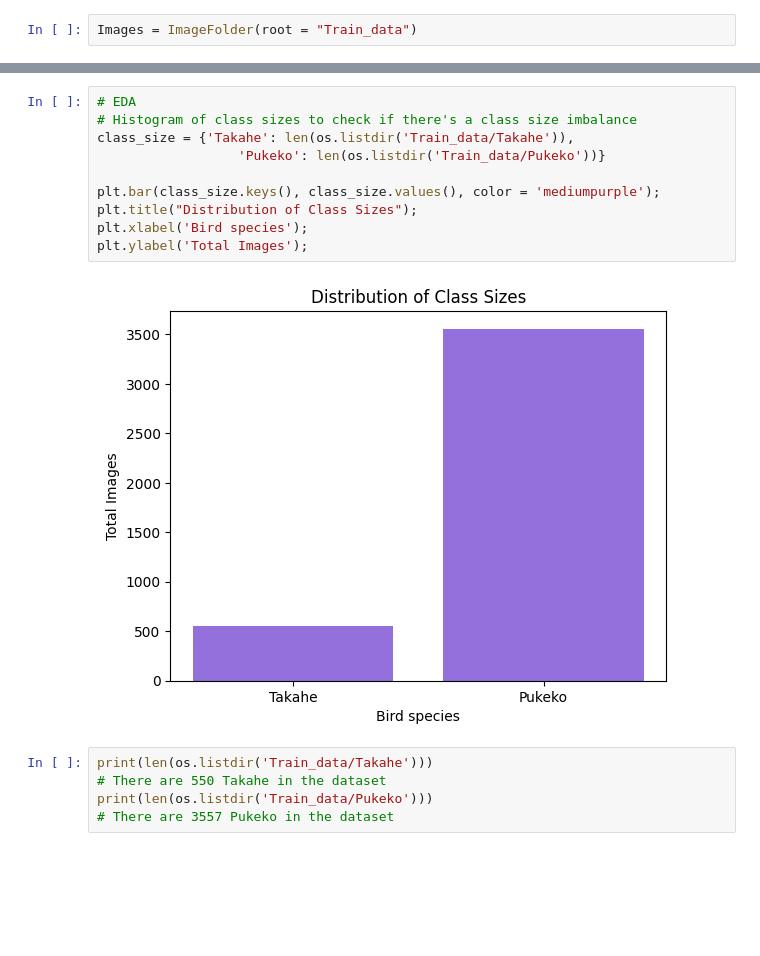
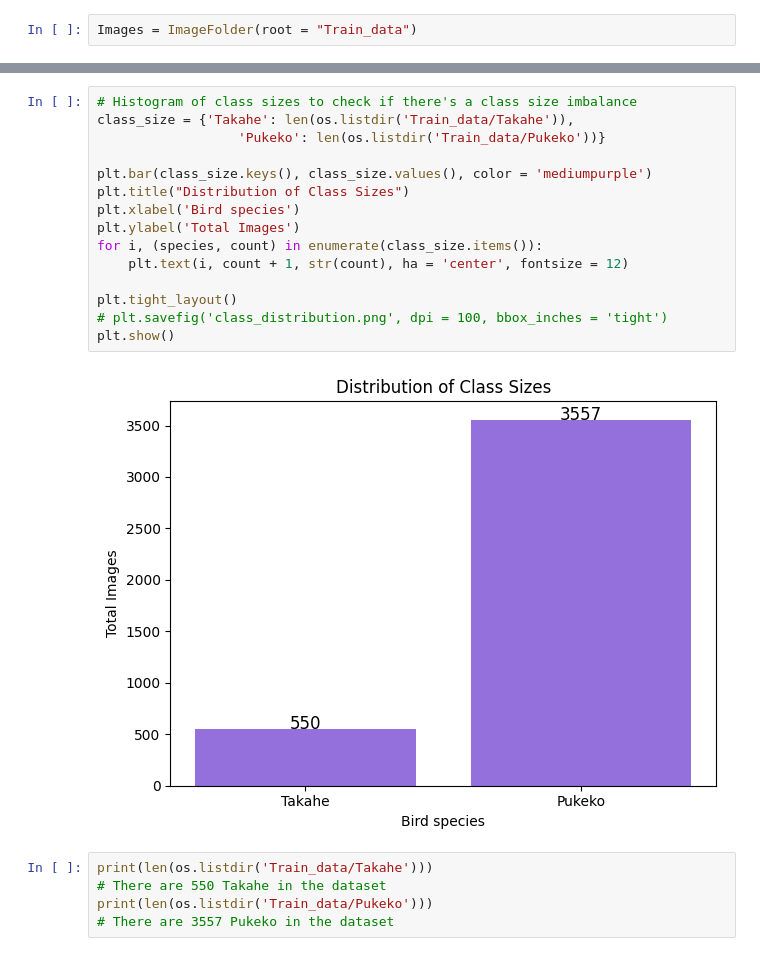
Before and after one commit to JAlexandra7/Takahe_detection, a Jupyter notebook: Code/EDA_takahe.ipynb, the cells around one changed output, grey strips where cells are left out. Cells and saved outputs as stored; diff of their text form; blank space fills up the shorter version.

```diff
--- a/Code/EDA_takahe.ipynb
+++ b/Code/EDA_takahe.ipynb
@@ -93,17 +89,22 @@ image_display("Pukeko", 41, 44)
 [figure]
 [figure]
 # %%
-# EDA
 # Histogram of class sizes to check if there's a class size imbalance
 class_size = {'Takahe': len(os.listdir('Train_data/Takahe')),
                   'Pukeko': len(os.listdir('Train_data/Pukeko'))}
 
-plt.bar(class_size.keys(), class_size.values(), color = 'mediumpurple');
-plt.title("Distribution of Class Sizes");
-plt.xlabel('Bird species');
-plt.ylabel('Total Images');
+plt.bar(class_size.keys(), class_size.values(), color = 'mediumpurple')
+plt.title("Distribution of Class Sizes")
+plt.xlabel('Bird species')
+plt.ylabel('Total Images')
+for i, (species, count) in enumerate(class_size.items()):
+    plt.text(i, count + 1, str(count), ha = 'center', fontsize = 12)
+
+plt.tight_layout()
+# plt.savefig('class_distribution.png', dpi = 100, bbox_inches = 'tight')
+plt.show()
 # %% [output]
-[figure, old version]
+[figure, new version]
 # %%
 print(len(os.listdir('Train_data/Takahe')))
 # There are 550 Takahe in the dataset
```
Also changed, not shown: parts of 15 cells of this notebook, 4 other files.
